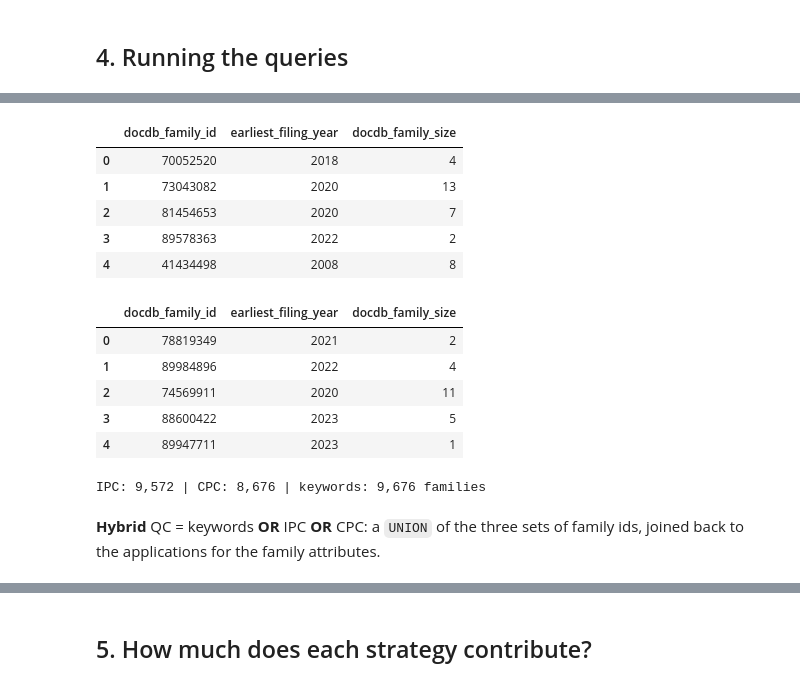
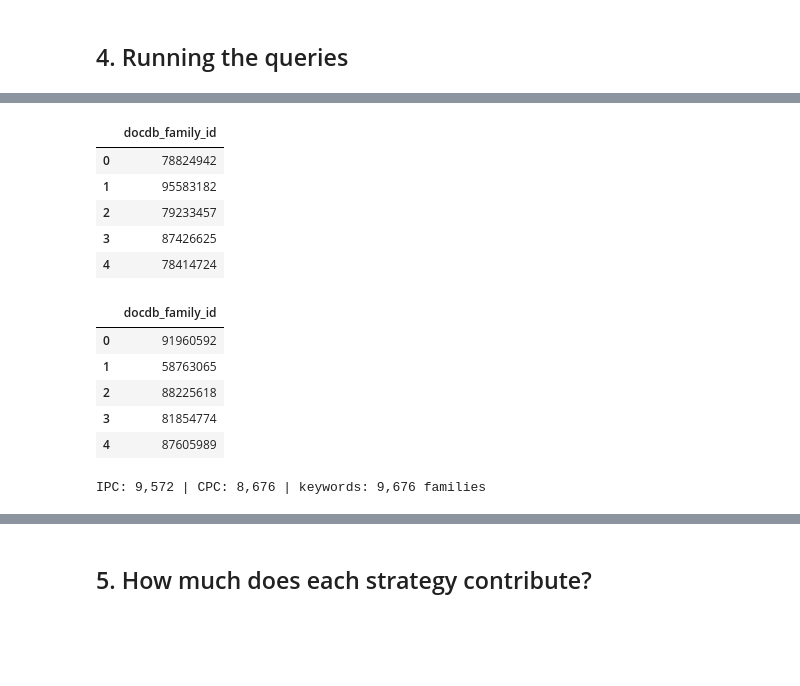
Before and after one commit to LudovicaIvaldi/Group15_innovation, a Jupyter notebook: step0-1carlo/step0_final.ipynb, the cells around one changed output, grey strips where cells are left out. Drawn from its saved outputs; the diff is of its cells as text; code cells hidden in the pictures; blank space fills up the shorter version.

```diff
--- a/step0complete_clean(1).ipynb
+++ b/step0-1carlo/step0_final.ipynb
@@ -194,9 +194,5 @@ Every query goes through `in_scope()` (family, IP right type, time window) and r
 # %%
-FAMILY_COLUMNS = (
-    TLS201_APPLN.docdb_family_id,
-    TLS201_APPLN.earliest_filing_year,
-    TLS201_APPLN.docdb_family_size,
-)
+FAMILY_ID = TLS201_APPLN.docdb_family_id.label("docdb_family_id")
 
 TEXT = func.lower(
     func.concat(
@@ -280,31 +272,29 @@ df_ipc.head()
 # %%
-q_cpc = query_by_cpc(*FAMILY_COLUMNS).distinct()
+q_cpc = query_by_cpc(FAMILY_ID).distinct()
 
 df_cpc = patstat.df(q_cpc)
 df_cpc.head()
 # %% [output]
-|  | docdb_family_id | earliest_filing_year | docdb_family_size |
-| 0 | 70052520 | 2018 | 4 |
-| 1 | 73043082 | 2020 | 13 |
-| 2 | 81454653 | 2020 | 7 |
-| 3 | 89578363 | 2022 | 2 |
-| 4 | 41434498 | 2008 | 8 |
+|  | docdb_family_id |
+| 0 | 78824942 |
+| 1 | 95583182 |
+| 2 | 79233457 |
+| 3 | 87426625 |
+| 4 | 78414724 |
 # %%
-q_keywords = query_by_keywords(*FAMILY_COLUMNS).distinct()
+q_keywords = query_by_keywords(FAMILY_ID).distinct()
 
 df_keywords = patstat.df(q_keywords)
 df_keywords.head()
 # %% [output]
-|  | docdb_family_id | earliest_filing_year | docdb_family_size |
-| 0 | 78819349 | 2021 | 2 |
-| 1 | 89984896 | 2022 | 4 |
-| 2 | 74569911 | 2020 | 11 |
-| 3 | 88600422 | 2023 | 5 |
-| 4 | 89947711 | 2023 | 1 |
+|  | docdb_family_id |
+| 0 | 91960592 |
+| 1 | 58763065 |
+| 2 | 88225618 |
+| 3 | 81854774 |
+| 4 | 87605989 |
 # %%
 print(f"IPC: {df_ipc['docdb_family_id'].nunique():,} | CPC: {df_cpc['docdb_family_id'].nunique():,} | "
       f"keywords: {df_keywords['docdb_family_id'].nunique():,} families")
 # %% [output]
 IPC: 9,572 | CPC: 8,676 | keywords: 9,676 families
-# %% [markdown]
-**Hybrid** QC = keywords **OR** IPC **OR** CPC: a `UNION` of the three sets of family ids, joined back to the applications for the family attributes.
```
Also changed, not shown: parts of 37 cells of this notebook, 7 other files.
